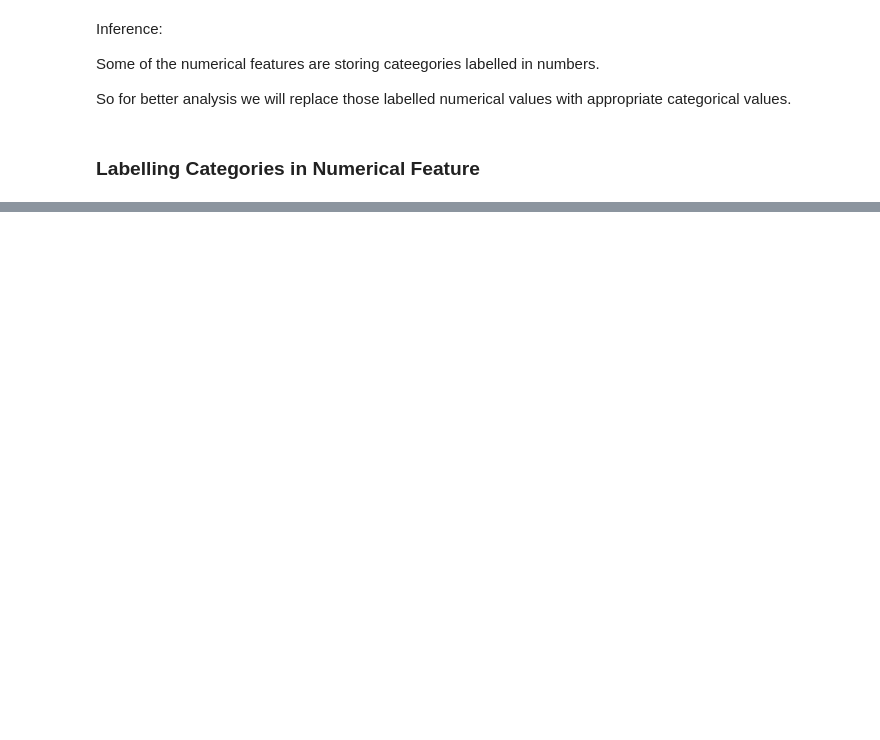
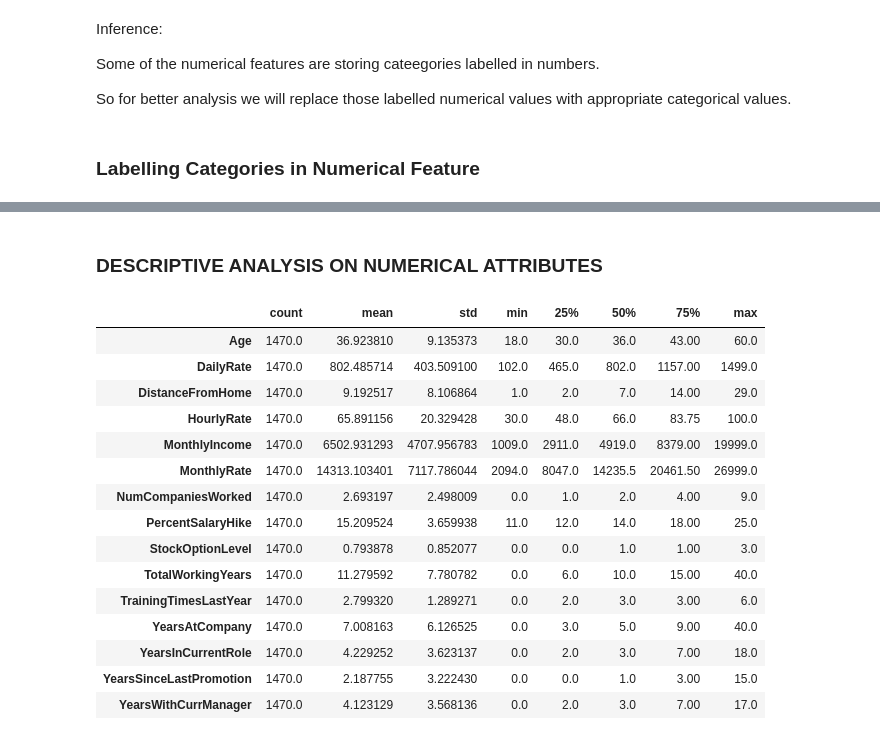
Before and after one commit to Sakshi-Dhakad14/HR-Analytics-Employee-Performance-, a Jupyter notebook: CODE/01_Data_Preparation.ipynb, the cells around one changed output, grey strips where cells are left out. Drawn from its saved outputs; the diff is of its cells as text; code cells hidden in the pictures; blank space fills up the shorter version.

Commit message:
Add full HR analytics web application, ML models, analysis notebooks, and README

```diff
--- a/CODE/01_Data_Preparation.ipynb
+++ b/CODE/01_Data_Preparation.ipynb
@@ -112,0 +126,8 @@ So for better analysis we will replace those labelled numerical values with appr
+# %%
+employee_data["JobSatisfaction"] = employee_data["JobSatisfaction"].replace({1:"Low",2:"Medium",3:"High",4:"Very High"})
+# %%
+employee_data["PerformanceRating"] = employee_data["PerformanceRating"].replace({1:"Low",2:"Good",3:"Excellent",4:"Outstanding"})
+# %%
+employee_data["RelationshipSatisfaction"] = employee_data["RelationshipSatisfaction"].replace({1:"Low",2:"Medium",3:"High",4:"Very High"})
+# %%
+employee_data["WorkLifeBalance"] = employee_data["WorkLifeBalance"].replace({1:"Bad",2:"Good",3:"Better",4:"Best"})
@@ -112,0 +178,21 @@ So for better analysis we will replace those labelled numerical values with appr
+# %% [markdown]
+### DESCRIPTIVE ANALYSIS ON NUMERICAL ATTRIBUTES
+# %%
+employee_data.describe().T
+# %% [output]
+|  | count | mean | std | min | 25% | 50% | 75% | max |
+| Age | 1470.0 | 36.923810 | 9.135373 | 18.0 | 30.0 | 36.0 | 43.00 | 60.0 |
+| DailyRate | 1470.0 | 802.485714 | 403.509100 | 102.0 | 465.0 | 802.0 | 1157.00 | 1499.0 |
+| DistanceFromHome | 1470.0 | 9.192517 | 8.106864 | 1.0 | 2.0 | 7.0 | 14.00 | 29.0 |
+| HourlyRate | 1470.0 | 65.891156 | 20.329428 | 30.0 | 48.0 | 66.0 | 83.75 | 100.0 |
+| MonthlyIncome | 1470.0 | 6502.931293 | 4707.956783 | 1009.0 | 2911.0 | 4919.0 | 8379.00 | 19999.0 |
+| MonthlyRate | 1470.0 | 14313.103401 | 7117.786044 | 2094.0 | 8047.0 | 14235.5 | 20461.50 | 26999.0 |
+| NumCompaniesWorked | 1470.0 | 2.693197 | 2.498009 | 0.0 | 1.0 | 2.0 | 4.00 | 9.0 |
+| PercentSalaryHike | 1470.0 | 15.209524 | 3.659938 | 11.0 | 12.0 | 14.0 | 18.00 | 25.0 |
+| StockOptionLevel | 1470.0 | 0.793878 | 0.852077 | 0.0 | 0.0 | 1.0 | 1.00 | 3.0 |
+| TotalWorkingYears | 1470.0 | 11.279592 | 7.780782 | 0.0 | 6.0 | 10.0 | 15.00 | 40.0 |
+| TrainingTimesLastYear | 1470.0 | 2.799320 | 1.289271 | 0.0 | 2.0 | 3.0 | 3.00 | 6.0 |
+| YearsAtCompany | 1470.0 | 7.008163 | 6.126525 | 0.0 | 3.0 | 5.0 | 9.00 | 40.0 |
+| YearsInCurrentRole | 1470.0 | 4.229252 | 3.623137 | 0.0 | 2.0 | 3.0 | 7.00 | 18.0 |
+| YearsSinceLastPromotion | 1470.0 | 2.187755 | 3.222430 | 0.0 | 0.0 | 1.0 | 3.00 | 15.0 |
+| YearsWithCurrManager | 1470.0 | 4.123129 | 3.568136 | 0.0 | 2.0 | 3.0 | 7.00 | 17.0 |
```
Also changed, not shown: parts of 28 cells of this notebook, 24 other files.
